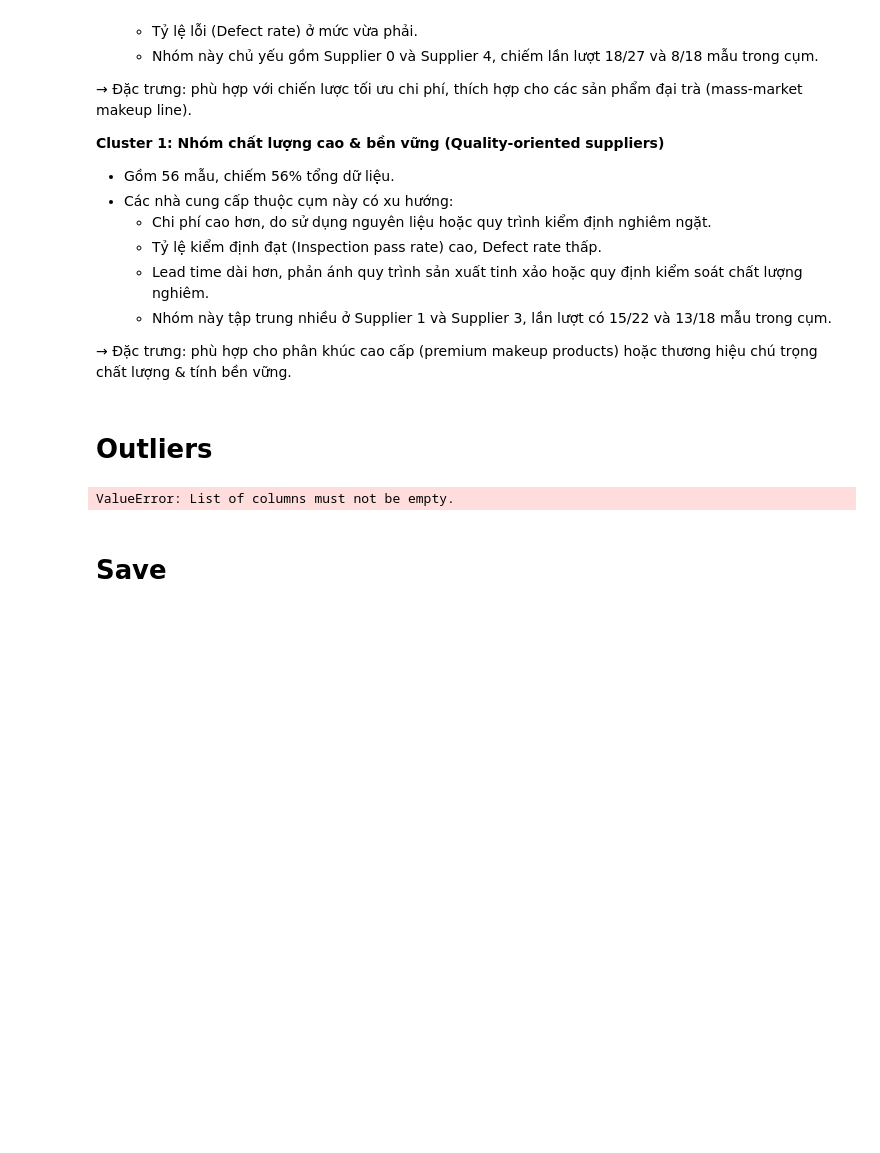
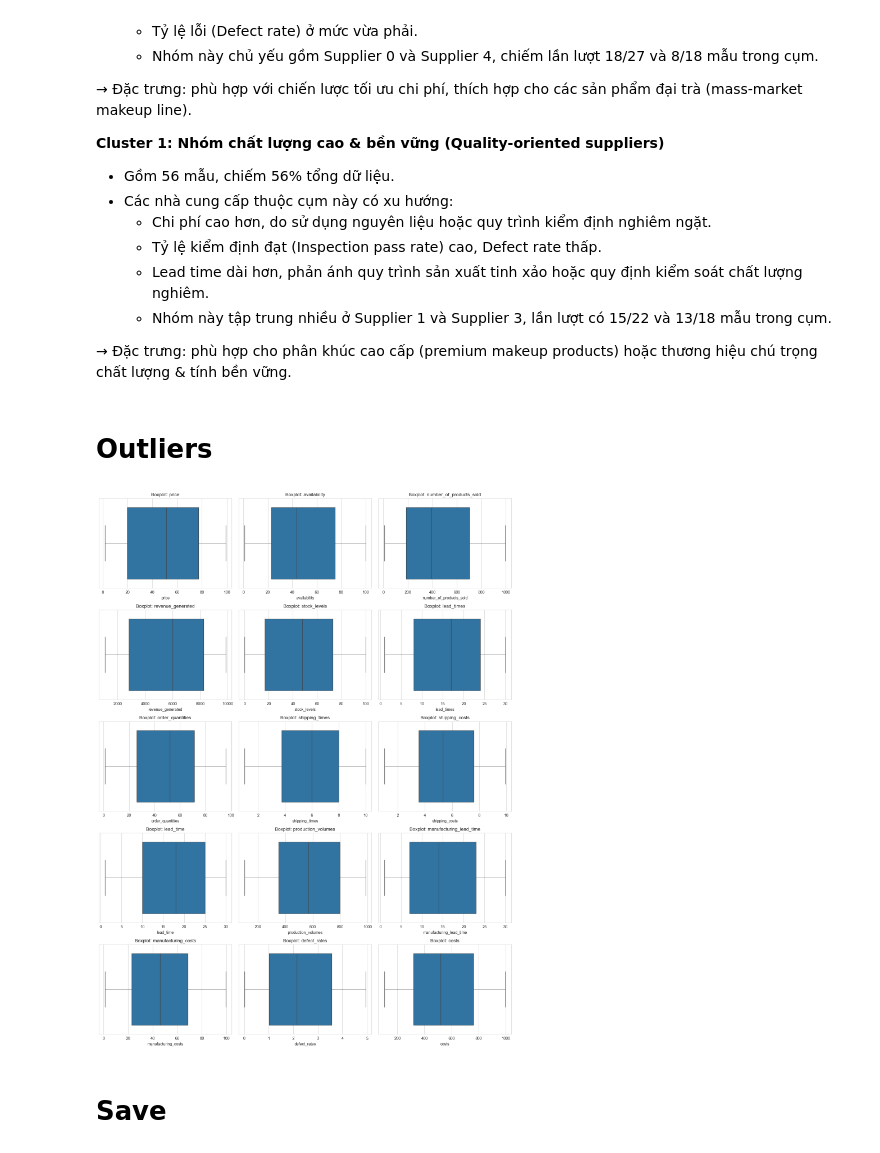
Before and after one commit to Avcuongy/DSS, a Jupyter notebook: notebooks/analysis/4_multivariate.ipynb, the cells around one changed output. Drawn from its saved outputs; the diff is of its cells as text; code cells hidden in the pictures; blank space fills up the shorter version.

```diff
--- a/notebooks/analysis/4_multivariate.ipynb
+++ b/notebooks/analysis/4_multivariate.ipynb
@@ -820,7 +818,7 @@ outlier_list = []
-# %%
-plot_multiple_boxplots(df, outlier_list)
-# %% [output]
-ValueError: List of columns must not be empty.
+# %%
+plot_multiple_boxplots(df, numerical_cols)
+# %% [output]
+[figure, added]
 # %% [markdown]
 # Save
 # %% [markdown]
```
Also changed, not shown: parts of 5 cells of this notebook, 4 other files.
